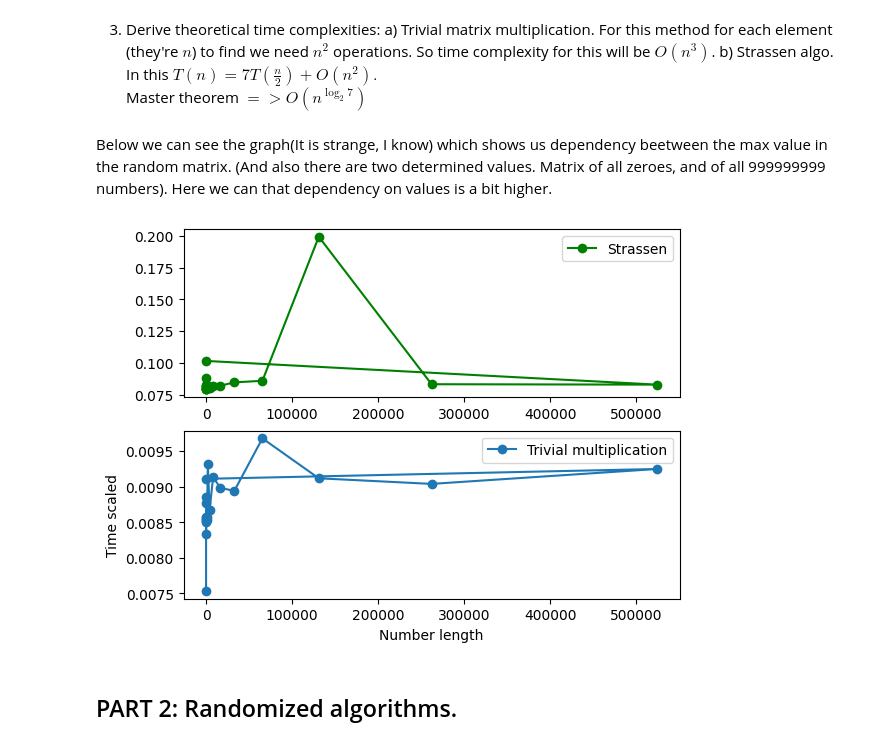
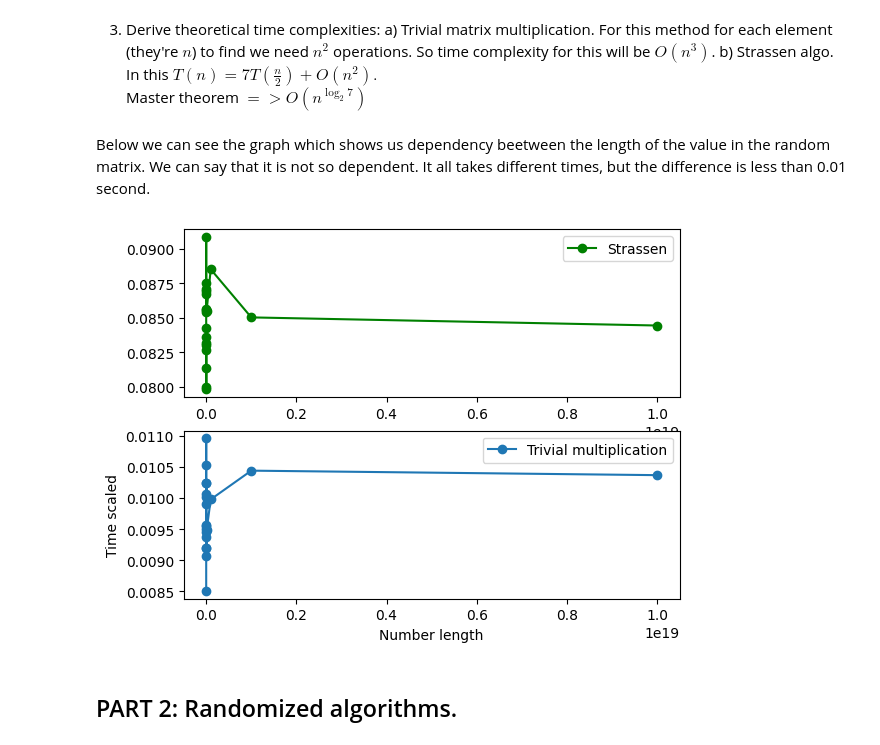
Before and after one commit to YuriiKharabara/Algos_lab1, a Jupyter notebook: Algos_lab_1.ipynb, the cells around one changed output. Saved outputs shown, nothing was run; the diff lists cells and outputs as text; code cells hidden in the pictures.

```diff
--- a/Algos_lab_1.ipynb
+++ b/Algos_lab_1.ipynb
@@ -295,8 +348,15 @@ def matrix_align(m):
 Trivial matrix multiplying algorithm:
 # %%
 def trivial_matrix(m1, m2):
-    # matrix_align(m1)
-    # matrix_align(m2)
+    """Multiply matrices in trivial way
+
+    Args:
+        m1 (list): matrix 1
+        m2 (list): matrix 2
+
+    Returns:
+        list: product of metrices (also matrix)
+    """
     result = list([[0 for _ in range(len(m2[1]))] for j in range(len(m1))])
     for i in range(len(m1)):
         for j in range(len(m2[0])):
@@ -336,6 +437,12 @@ def concatenate_matrix(a, b, c, d):
 Strassen alorithm, which is used to multiply matrix. Time complexity for which is $O(n^3)$
 # %%
 def strassen(m1, m2):
+    """Strassen multiplication of matrices
+
+    Args:
+        m1 (list): matrix 1
+        m2 (list): matrix 2
+    """
     def strassen_recursive(m1, m2):
         matrix_align(m1)
         matrix_align(m2)
@@ -505,11 +617,13 @@ time_complexity_check(lengths)
     a) Trivial matrix multiplication. For this method for each element (they're $n$) to find we need $n^2$ operations. So time complexity for this will be $O(n^3)$.
     b) Strassen algo. In this $T(n)=7T(\frac{n}{2})+O(n^2).$\
     Master theorem $=> O(n^{\log_{2}{7}})$
-# %% [markdown]
-Below we can see the graph(It is strange, I know) which shows us dependency beetween the max value in the random matrix. (And also there are two determined values. Matrix of all zeroes, and of all 999999999 numbers). Here we can that dependency on values is a bit higher.
+# %% [markdown]
+Below we can see the graph which shows us dependency beetween the length of the value in the random matrix. We can say that it is not so dependent. It all takes different times, but the difference is less than 0.01 second.
 # %%
 def check_inside_values_time():
+    """checks whether algorithm are dependent from the lengths of values inside the matrices."""
     length = 32
+    length_of_each_number = 0
     time_trivial = []
     time_strassen = []
     meanings = []
@@ -524,17 +638,10 @@ def check_inside_values_time():
             matrix1.append([])
             matrix2.append([])
             for k in range(len(matrix1_old[i])):
-                matrix1[j].append(int(matrix1_old[j][k]*(2**i)))
-                matrix2[j].append(int(matrix2_old[j][k]*(2**i)))
+                matrix1[j].append(int(matrix1_old[j][k]*(10**(i+1))))
+                matrix2[j].append(int(matrix2_old[j][k]*(10**(i+1))))
 
-        max_num = 0
-        for j in matrix1:
-            if max(j) > max_num:
-                max_num = max(j)
-        for j in matrix2:
-            if max(j) > max_num:
-                max_num = max(j)
-        meanings.append(max_num)
+        meanings.append(10**i)
         begin = time.time()
         trivial_matrix(matrix1, matrix2)
         end = time.time()
@@ -544,48 +651,49 @@ def check_inside_values_time():
         strassen(matrix1, matrix2)
         end = time.time()
         time_strassen.append((end-begin))
-    matrix_1 = [[0 for _ in range(length)] for _ in range(length)]
-    matrix_2 = [[0 for _ in range(length)] for _ in range(length)]
-    begin = time.time()
-    trivial_matrix(matrix1, matrix2)
-    end = time.time()
-    time_trivial.append((end-begin))
-    meanings.append(0)
+
+    # matrix_1 = [[0 for _ in range(length)] for _ in range(length)]
+    # matrix_2 = [[0 for _ in range(length)] for _ in range(length)]
+    # begin = time.time()
+    # trivial_matrix(matrix1, matrix2)
+    # end = time.time()
+    # time_trivial.append((end-begin))
+    # meanings.append(0)
 
 
-    matrix1 = [[9999999999 for _ in range(length)] for _ in range(length)]
-    matrix2 = [[9999999999 for _ in range(length)] for _ in range(length)]
-    # meanings.append(9999999999)
-    begin = time.time()
-    strassen(matrix1, matrix2)
-    end = time.time()
-    time_strassen.append((end-begin))
+    # matrix1 = [[9999999999 for _ in range(length)] for _ in range(length)]
+    # matrix2 = [[9999999999 for _ in range(length)] for _ in range(length)]
+    # # meanings.append(9999999999)
+    # begin = time.time()
+    # strassen(matrix1, matrix2)
+    # end = time.time()
+    # time_strassen.append((end-begin))
     # meanings.append(0)
 
 
 
         # time_grade_school.append((sum_result_grade / 10)**(1/2))
         # time_karatsuba.append((sum_result_karatsuba / 10)**(1/1.58))
 
     fig, (ax1, ax2) = plt.subplots(2)
 
     ax1.plot(meanings, time_strassen, label = "Strassen", marker = "o", color = "g")
     # ax1.plot([lengths[0], lengths[-1]], [time_strassen[0], time_strassen[-1]], '--r', label='n^2.81 scaled')
 
     ax2.plot(meanings, time_trivial, label = "Trivial multiplication", marker = "o")
     # ax2.plot([lengths[0], lengths[-1]], [time_trivial[0], time_trivial[-1]], '--r', label='n^3 scaled')
 
     plt.xlabel("Number length")
     plt.ylabel("Time scaled")
 
     ax1.legend()
     ax2.legend()
 
     plt.show()
 
 check_inside_values_time()
 # %% [output]
-[figure, old version]
+[figure, new version]
 # %% [markdown]
 ## PART 2: Randomized algorithms.
 # %% [markdown]
```
Also changed, not shown: parts of 52 cells of this notebook.
